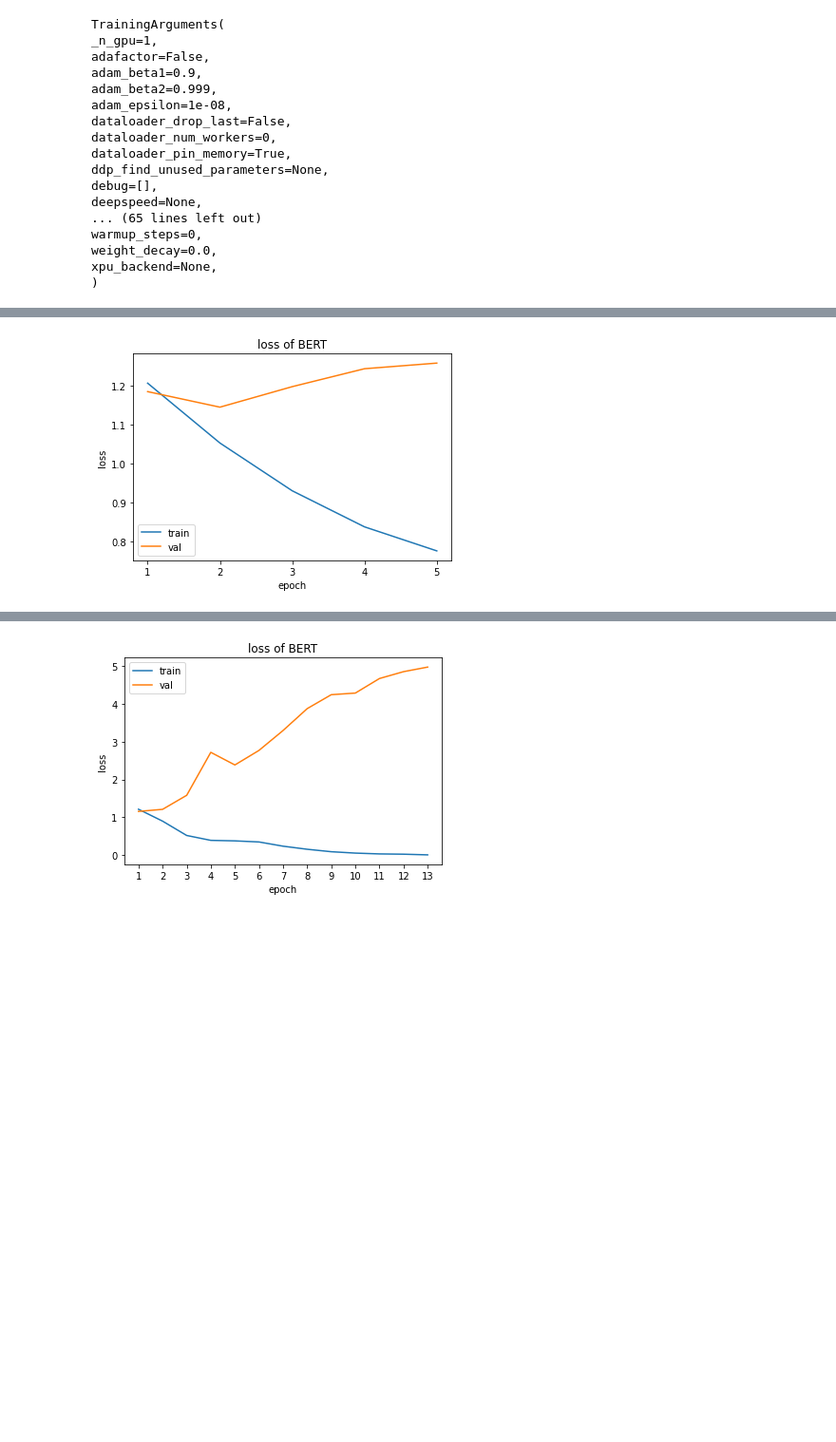
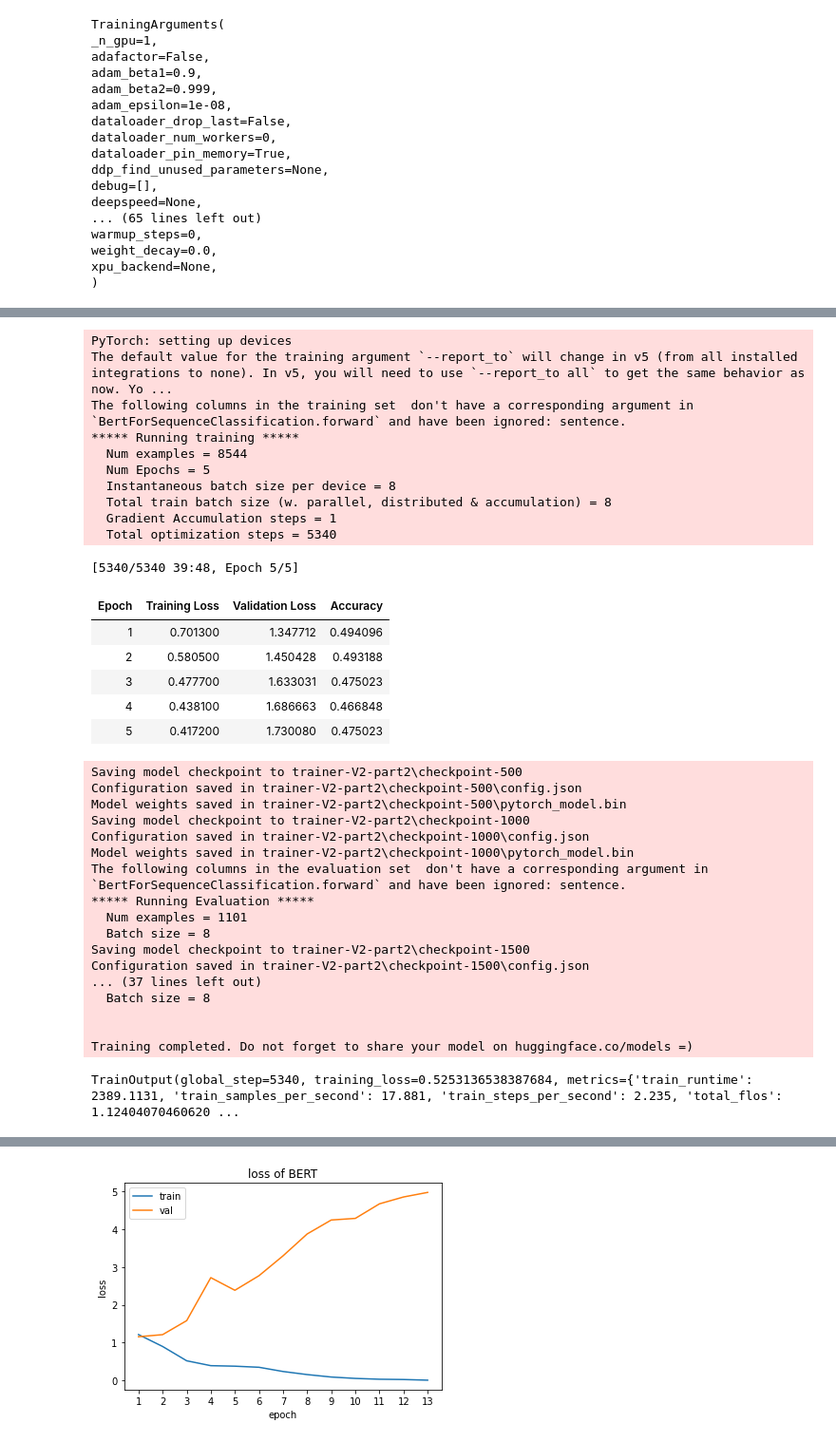
Before and after one commit to JulienGervai/sys843, a Jupyter notebook: sst/BERT/BERT_SST.ipynb, the cells around one changed output, grey strips where cells are left out. Shown at 95% size. Drawn from its saved outputs; the diff is of its cells as text; code cells hidden in the pictures; blank space fills up the shorter version.

```diff
--- a/sst/BERT/BERT_SST.ipynb
+++ b/sst/BERT/BERT_SST.ipynb
@@ -184,15 +170,0 @@ The following columns in the evaluation set  don't have a corresponding argument
-# %%
-import matplotlib.pyplot as plt
-loss_train = [1.206900, 1.052800, 0.929800, 0.83690, 0.775000]
-loss_val = [1.185185, 1.145139, 1.197949, 1.244131, 1.258598]
-
-plt.plot(loss_train)
-plt.plot(loss_val)
-plt.title("loss of BERT")
-plt.xlabel("epoch")
-plt.ylabel("loss")
-plt.xticks(np.arange(len(loss_train)), np.arange(1, len(loss_val)+1))
-plt.legend(["train", "val"])
-plt.show()
-# %% [output]
-[figure, removed]
@@ -198,0 +174,47 @@ plt.show()
+# %%
+training_args = TrainingArguments("trainer-V2-part2", evaluation_strategy="epoch", num_train_epochs=5, learning_rate = 5e-06)
+
+trainer = Trainer(
+    model=model,
+    args=training_args,
+    train_dataset=tokenized_train_ds,
+    eval_dataset=tokenized_val_ds,
+    compute_metrics=compute_metrics
+)
+trainer.train()
+# %% [output]
+PyTorch: setting up devices
+The default value for the training argument `--report_to` will change in v5 (from all installed integrations to none). In v5, you will need to use `--report_to all` to get the same behavior as now. Yo ...
+The following columns in the training set  don't have a corresponding argument in `BertForSequenceClassification.forward` and have been ignored: sentence.
+***** Running training *****
+  Num examples = 8544
+  Num Epochs = 5
+  Instantaneous batch size per device = 8
+  Total train batch size (w. parallel, distributed & accumulation) = 8
+  Gradient Accumulation steps = 1
+  Total optimization steps = 5340
+[5340/5340 39:48, Epoch 5/5]
+| Epoch | Training Loss | Validation Loss | Accuracy |
+| 1 | 0.701300 | 1.347712 | 0.494096 |
+| 2 | 0.580500 | 1.450428 | 0.493188 |
+| 3 | 0.477700 | 1.633031 | 0.475023 |
+| 4 | 0.438100 | 1.686663 | 0.466848 |
+| 5 | 0.417200 | 1.730080 | 0.475023 |
+Saving model checkpoint to trainer-V2-part2\checkpoint-500
+Configuration saved in trainer-V2-part2\checkpoint-500\config.json
+Model weights saved in trainer-V2-part2\checkpoint-500\pytorch_model.bin
+Saving model checkpoint to trainer-V2-part2\checkpoint-1000
+Configuration saved in trainer-V2-part2\checkpoint-1000\config.json
+Model weights saved in trainer-V2-part2\checkpoint-1000\pytorch_model.bin
+The following columns in the evaluation set  don't have a corresponding argument in `BertForSequenceClassification.forward` and have been ignored: sentence.
+***** Running Evaluation *****
+  Num examples = 1101
+  Batch size = 8
+Saving model checkpoint to trainer-V2-part2\checkpoint-1500
+Configuration saved in trainer-V2-part2\checkpoint-1500\config.json
+... (37 lines left out)
+  Batch size = 8
+
+
+Training completed. Do not forget to share your model on huggingface.co/models =)
+TrainOutput(global_step=5340, training_loss=0.5253136538387684, metrics={'train_runtime': 2389.1131, 'train_samples_per_second': 17.881, 'train_steps_per_second': 2.235, 'total_flos': 1.12404070460620 ...
```
Also changed, not shown: parts of 20 cells of this notebook.
